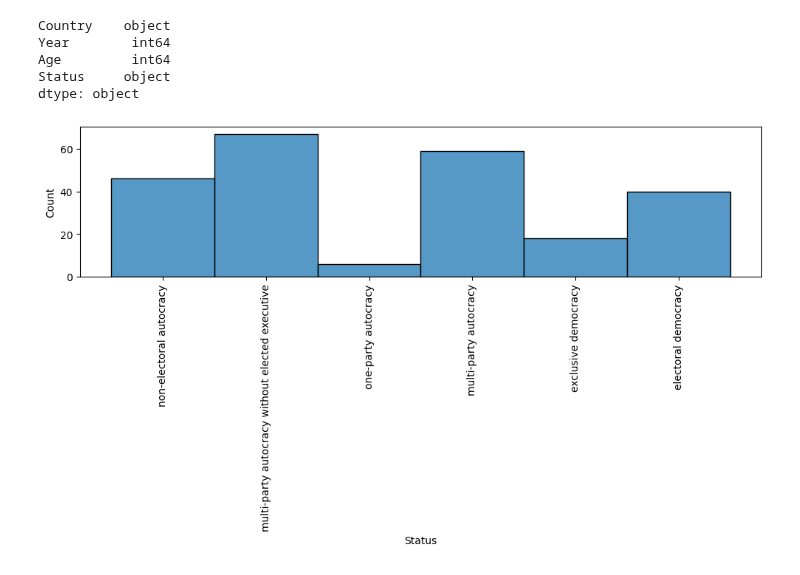
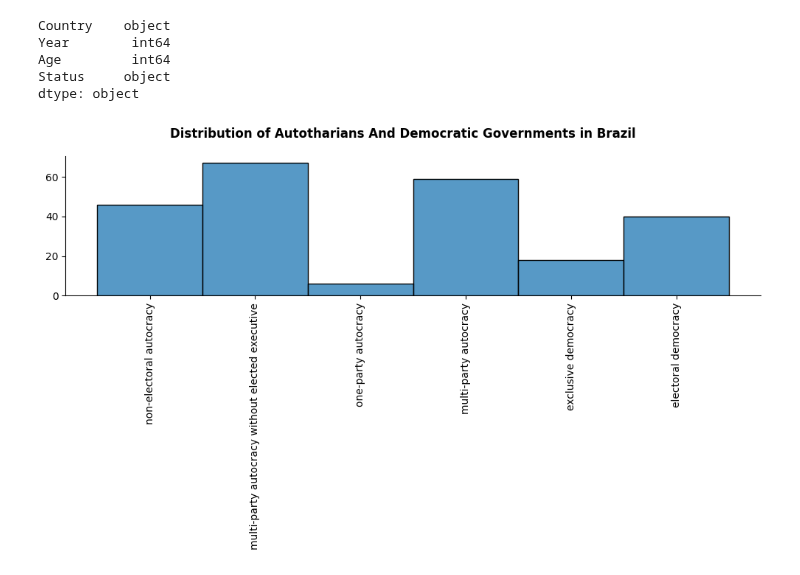
Before and after one commit to LazaroDamasceno/Dissertacao-Mestrado, a Jupyter notebook: eda/our_world_in_data/histogram_age_of_electoral_democracy_lexical.ipynb, the cells around one changed output. Drawn from its saved outputs; the diff is of its cells as text; code cells hidden in the pictures.

Commit message:
Updated the notebook histogram_age_of_electoral_democracy_lexical

```diff
--- a/eda/our_world_in_data/histogram_age_of_electoral_democracy_lexical.ipynb
+++ b/eda/our_world_in_data/histogram_age_of_electoral_democracy_lexical.ipynb
@@ -59,10 +59,14 @@ dtype: object
 # %%
 plt.figure(figsize=(10, 6))
 
 sns.histplot(data=df_brazil['Status'])
 
+plt.suptitle('Distribution of Autotharians And Democratic Governments in Brazil', fontweight='bold')
 plt.xticks(rotation=90)
+sns.despine()
+plt.xlabel('')
+plt.ylabel('')
 plt.tight_layout()
 plt.show()
 # %% [output]
-[figure, old version]
+[figure, new version]
```
Also changed, not shown: 1 other file.
